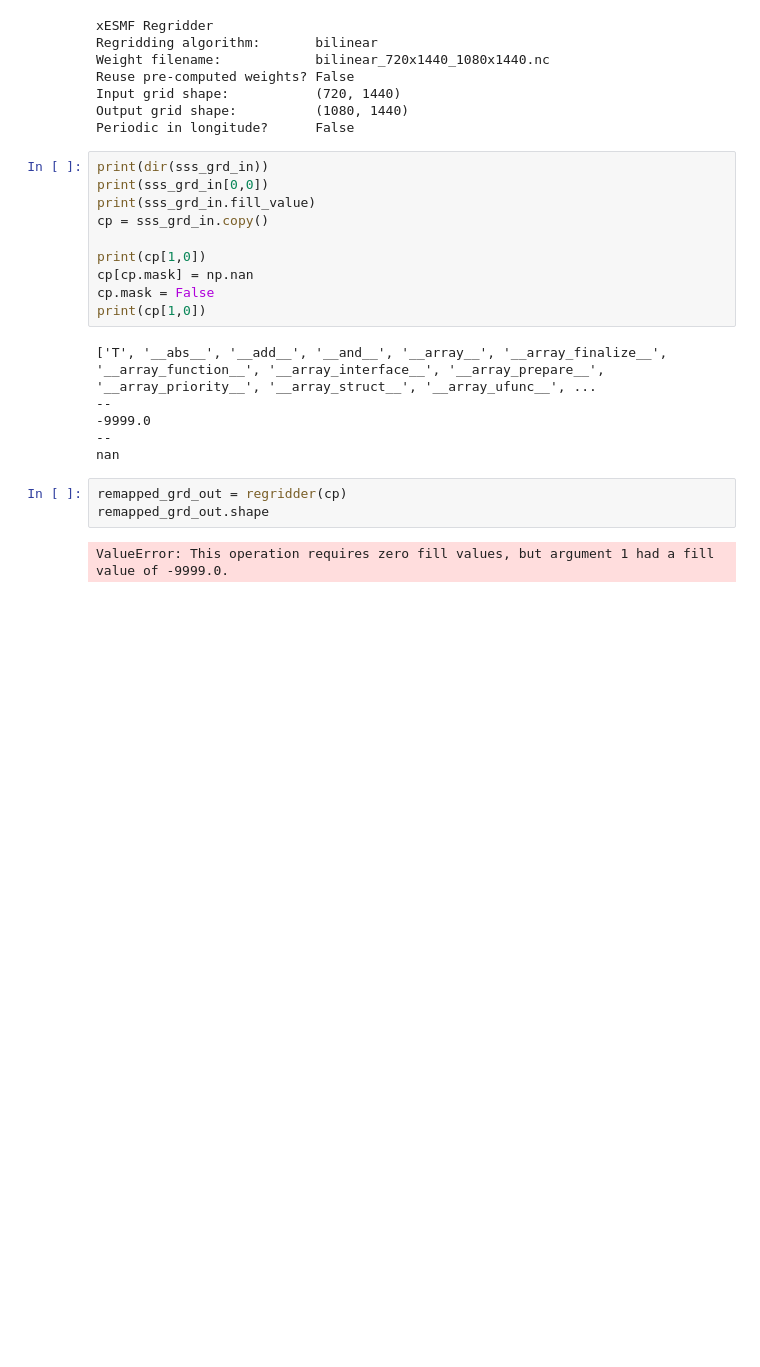
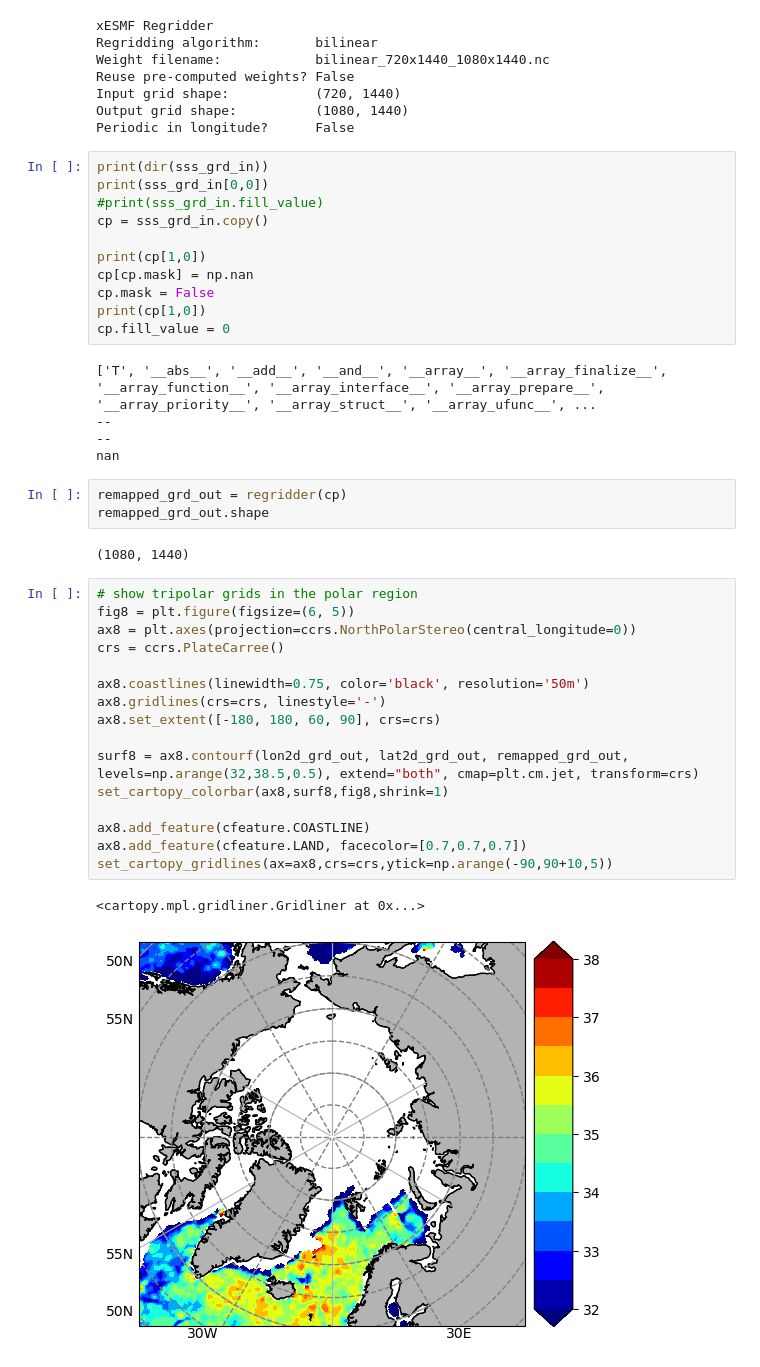
Before and after one commit to gmao-cda/Ocean-LETKF, a Jupyter notebook: utils/diag/test_create_nudging_files.ipynb, the cells around one changed output. Drawn from its saved outputs; the diff is of its cells as text; blank space fills up the shorter version.

```diff
--- a/utils/diag/test_create_nudging_files.ipynb
+++ b/utils/diag/test_create_nudging_files.ipynb
@@ -220,21 +220,40 @@ Periodic in longitude?      False
 # %%
 print(dir(sss_grd_in))
 print(sss_grd_in[0,0])
-print(sss_grd_in.fill_value)
+#print(sss_grd_in.fill_value)
 cp = sss_grd_in.copy()
 
 print(cp[1,0])
 cp[cp.mask] = np.nan
 cp.mask = False
 print(cp[1,0])
+cp.fill_value = 0
 # %% [output]
 ['T', '__abs__', '__add__', '__and__', '__array__', '__array_finalize__', '__array_function__', '__array_interface__', '__array_prepare__', '__array_priority__', '__array_struct__', '__array_ufunc__', ...
 --
--9999.0
 --
 nan
 # %%
 remapped_grd_out = regridder(cp)
 remapped_grd_out.shape
 # %% [output]
-ValueError: This operation requires zero fill values, but argument 1 had a fill value of -9999.0.
+(1080, 1440)
+# %%
+# show tripolar grids in the polar region
+fig8 = plt.figure(figsize=(6, 5))
+ax8 = plt.axes(projection=ccrs.NorthPolarStereo(central_longitude=0))
+crs = ccrs.PlateCarree()
+
+ax8.coastlines(linewidth=0.75, color='black', resolution='50m')
+ax8.gridlines(crs=crs, linestyle='-')
+ax8.set_extent([-180, 180, 60, 90], crs=crs)
+
+surf8 = ax8.contourf(lon2d_grd_out, lat2d_grd_out, remapped_grd_out, levels=np.arange(32,38.5,0.5), extend="both", cmap=plt.cm.jet, transform=crs)
+set_cartopy_colorbar(ax8,surf8,fig8,shrink=1)
+
+ax8.add_feature(cfeature.COASTLINE)
+ax8.add_feature(cfeature.LAND, facecolor=[0.7,0.7,0.7])
+set_cartopy_gridlines(ax=ax8,crs=crs,ytick=np.arange(-90,90+10,5))
+# %% [output]
+<cartopy.mpl.gridliner.Gridliner at 0x...>
+[figure, added]
```
Also changed, not shown: parts of 1 cell of this notebook.
